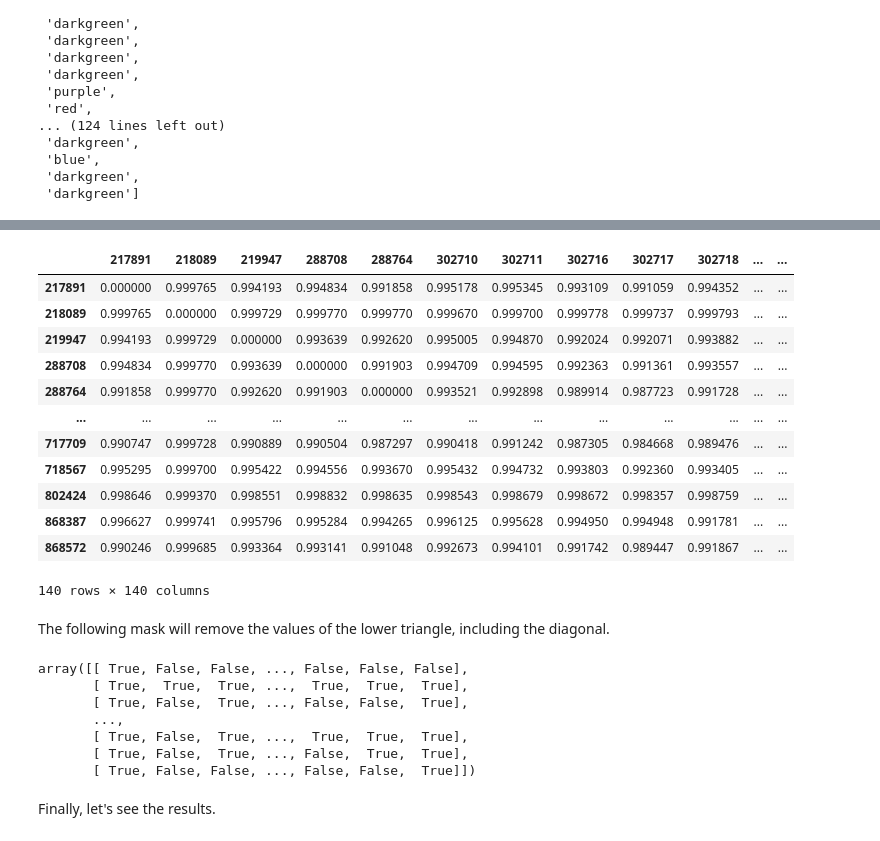
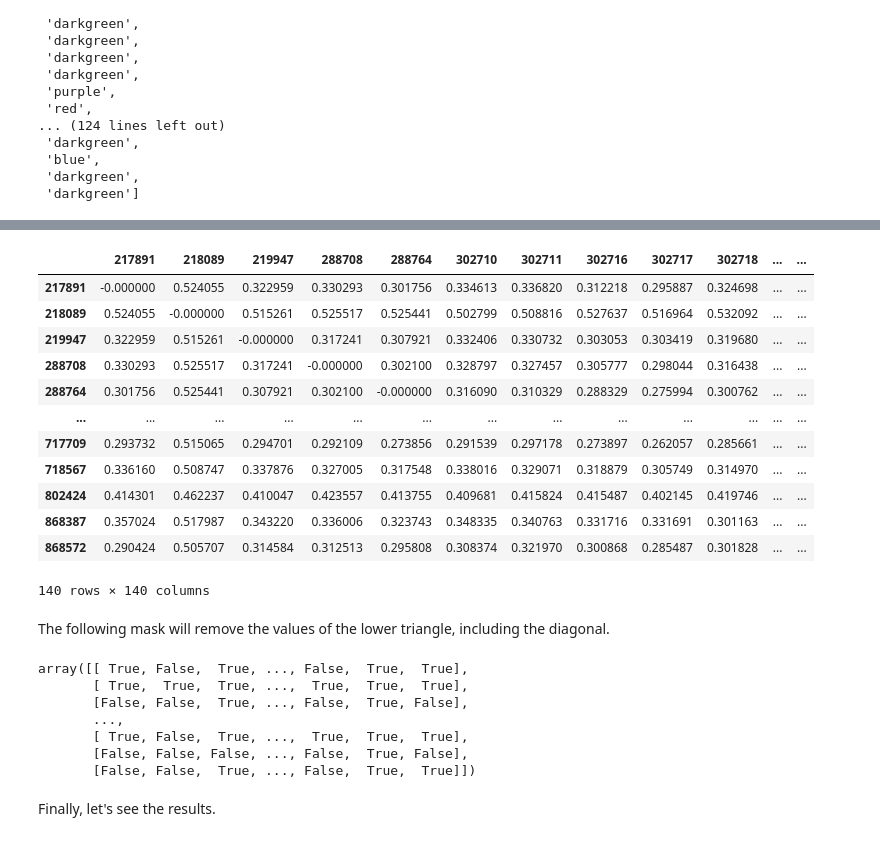
Before and after one commit to Genopop/geneakit, a Jupyter notebook: examples/kinship_clustermap.ipynb, the cells around one changed output, grey strips where cells are left out. Drawn from its saved outputs; the diff is of its cells as text; code cells hidden in the pictures.

```diff
--- a/examples/kinship_clustermap.ipynb
+++ b/examples/kinship_clustermap.ipynb
@@ -167,21 +174,25 @@ The kinship coefficients are transformed into a distance matrix using *1 - kinsh
 # %%
-dist = 1 - phi
-for i in range(phi.shape[0]):
-    dist.iloc[i, i] = 0
+dist = phi.copy()
+phi *= 2
+for i in range(dist.shape[0]):
+    dist.iloc[i, i] = 1
+max_meioses = -np.log2(dist[dist != 0].min().min())
+dist[dist == 0] = 2**-(max_meioses + 1)
+dist = -np.log2(dist) / (max_meioses + 1)
 dist
 # %% [output]
 |  | 217891 | 218089 | 219947 | 288708 | 288764 | 302710 | 302711 | 302716 | 302717 | 302718 | ... | ... |
-| 217891 | 0.000000 | 0.999765 | 0.994193 | 0.994834 | 0.991858 | 0.995178 | 0.995345 | 0.993109 | 0.991059 | 0.994352 | ... | ... |
-| 218089 | 0.999765 | 0.000000 | 0.999729 | 0.999770 | 0.999770 | 0.999670 | 0.999700 | 0.999778 | 0.999737 | 0.999793 | ... | ... |
-| 219947 | 0.994193 | 0.999729 | 0.000000 | 0.993639 | 0.992620 | 0.995005 | 0.994870 | 0.992024 | 0.992071 | 0.993882 | ... | ... |
-| 288708 | 0.994834 | 0.999770 | 0.993639 | 0.000000 | 0.991903 | 0.994709 | 0.994595 | 0.992363 | 0.991361 | 0.993557 | ... | ... |
-| 288764 | 0.991858 | 0.999770 | 0.992620 | 0.991903 | 0.000000 | 0.993521 | 0.992898 | 0.989914 | 0.987723 | 0.991728 | ... | ... |
+| 217891 | -0.000000 | 0.524055 | 0.322959 | 0.330293 | 0.301756 | 0.334613 | 0.336820 | 0.312218 | 0.295887 | 0.324698 | ... | ... |
+| 218089 | 0.524055 | -0.000000 | 0.515261 | 0.525517 | 0.525441 | 0.502799 | 0.508816 | 0.527637 | 0.516964 | 0.532092 | ... | ... |
+| 219947 | 0.322959 | 0.515261 | -0.000000 | 0.317241 | 0.307921 | 0.332406 | 0.330732 | 0.303053 | 0.303419 | 0.319680 | ... | ... |
+| 288708 | 0.330293 | 0.525517 | 0.317241 | -0.000000 | 0.302100 | 0.328797 | 0.327457 | 0.305777 | 0.298044 | 0.316438 | ... | ... |
+| 288764 | 0.301756 | 0.525441 | 0.307921 | 0.302100 | -0.000000 | 0.316090 | 0.310329 | 0.288329 | 0.275994 | 0.300762 | ... | ... |
 | ... | ... | ... | ... | ... | ... | ... | ... | ... | ... | ... | ... | ... |
-| 717709 | 0.990747 | 0.999728 | 0.990889 | 0.990504 | 0.987297 | 0.990418 | 0.991242 | 0.987305 | 0.984668 | 0.989476 | ... | ... |
-| 718567 | 0.995295 | 0.999700 | 0.995422 | 0.994556 | 0.993670 | 0.995432 | 0.994732 | 0.993803 | 0.992360 | 0.993405 | ... | ... |
-| 802424 | 0.998646 | 0.999370 | 0.998551 | 0.998832 | 0.998635 | 0.998543 | 0.998679 | 0.998672 | 0.998357 | 0.998759 | ... | ... |
-| 868387 | 0.996627 | 0.999741 | 0.995796 | 0.995284 | 0.994265 | 0.996125 | 0.995628 | 0.994950 | 0.994948 | 0.991781 | ... | ... |
-| 868572 | 0.990246 | 0.999685 | 0.993364 | 0.993141 | 0.991048 | 0.992673 | 0.994101 | 0.991742 | 0.989447 | 0.991867 | ... | ... |
+| 717709 | 0.293732 | 0.515065 | 0.294701 | 0.292109 | 0.273856 | 0.291539 | 0.297178 | 0.273897 | 0.262057 | 0.285661 | ... | ... |
+| 718567 | 0.336160 | 0.508747 | 0.337876 | 0.327005 | 0.317548 | 0.338016 | 0.329071 | 0.318879 | 0.305749 | 0.314970 | ... | ... |
+| 802424 | 0.414301 | 0.462237 | 0.410047 | 0.423557 | 0.413755 | 0.409681 | 0.415824 | 0.415487 | 0.402145 | 0.419746 | ... | ... |
+| 868387 | 0.357024 | 0.517987 | 0.343220 | 0.336006 | 0.323743 | 0.348335 | 0.340763 | 0.331716 | 0.331691 | 0.301163 | ... | ... |
+| 868572 | 0.290424 | 0.505707 | 0.314584 | 0.312513 | 0.295808 | 0.308374 | 0.321970 | 0.300868 | 0.285487 | 0.301828 | ... | ... |
 140 rows × 140 columns
 # %% [markdown]
 The following mask will remove the values of the lower triangle, including the diagonal.
@@ -196,13 +207,13 @@ for i in range(n):
             mask[ordering[i], ordering[j]] = True
 mask
 # %% [output]
-array([[ True, False, False, ..., False, False, False],
+array([[ True, False,  True, ..., False,  True,  True],
        [ True,  True,  True, ...,  True,  True,  True],
-       [ True, False,  True, ..., False, False,  True],
+       [False, False,  True, ..., False,  True, False],
        ...,
        [ True, False,  True, ...,  True,  True,  True],
-       [ True, False,  True, ..., False,  True,  True],
-       [ True, False, False, ..., False, False,  True]])
+       [False, False, False, ..., False,  True, False],
+       [False, False,  True, ..., False,  True,  True]])
 # %% [markdown]
 Finally, let's see the results.
 # %%
```
Also changed, not shown: parts of 4 cells of this notebook.
